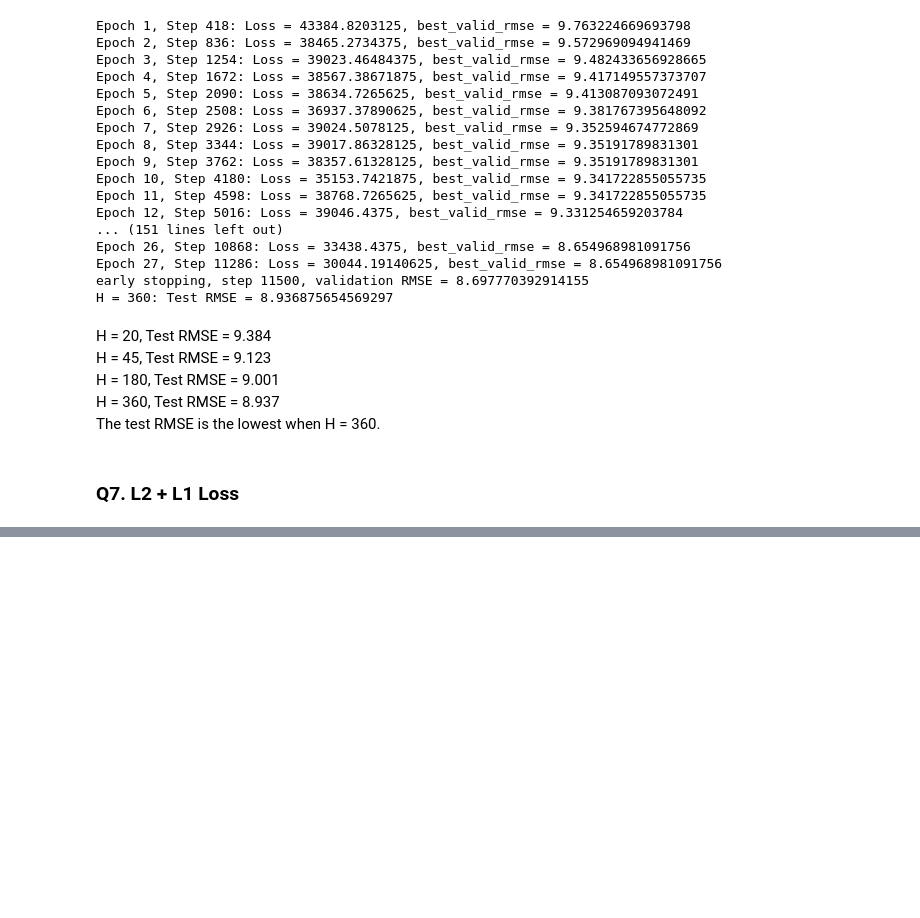
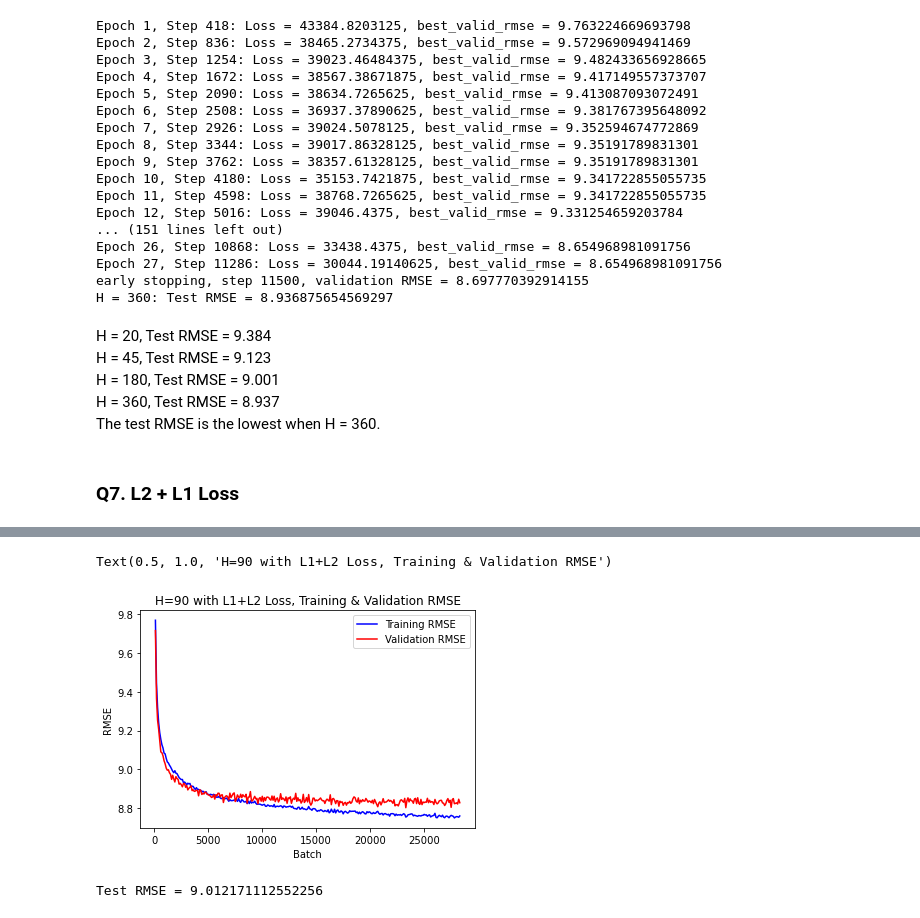
Before and after one commit to shaoyu0966/SLDL, a Jupyter notebook: hw4/hw4.ipynb, the cells around one changed output, grey strips where cells are left out. Drawn from its saved outputs; the diff is of its cells as text; code cells hidden in the pictures; blank space fills up the shorter version.

```diff
--- a/hw4/hw4.ipynb
+++ b/hw4/hw4.ipynb
@@ -505,7 +505,7 @@ for d_hidden in [20, 45, 180, 360]:
     )
     mlp = mlp.float()
     mlp.to(device)
-    weight_path = './MLP{d_hidden}_drop_weight'
+    weight_path = f'./MLP{d_hidden}_drop_weight'
 
     # optimizer
     lr = 0.001
@@ -623,7 +623,7 @@ mlp = torch.nn.Sequential(
 )
 mlp = mlp.float()
 mlp.to(device)
-weight_path = './MLP90_drop_weight'
+weight_path = './MLP90_l1_l2_weight'
 
 # optimizer
 lr = 0.001
@@ -654,0 +659,20 @@ Epoch 13, Step 5434: Loss = 18525.279296875, best_valid_rmse = 8.865604387099769
+# %%
+import matplotlib.pyplot as plt
+
+# plot subtrain / validation RMSE
+plt.plot(all_step, all_train_rmse, c='b', label='Training RMSE')
+plt.plot(all_step, all_valid_rmse, c='r', label='Validation RMSE')
+plt.legend()
+plt.xlabel('Batch')
+plt.ylabel('RMSE')
+plt.title('H=90 with L1+L2 Loss, Training & Validation RMSE')
+# %% [output]
+Text(0.5, 1.0, 'H=90 with L1+L2 Loss, Training & Validation RMSE')
+[figure, added]
+# %%
+# test RMSE
+saved_mlp = torch.load(weight_path)
+test_rmse = RMSE(saved_mlp, test_loader)
+print(f'Test RMSE = {test_rmse}')
+# %% [output]
+Test RMSE = 9.012171112552256
```
Also changed, not shown: parts of 4 cells of this notebook.
